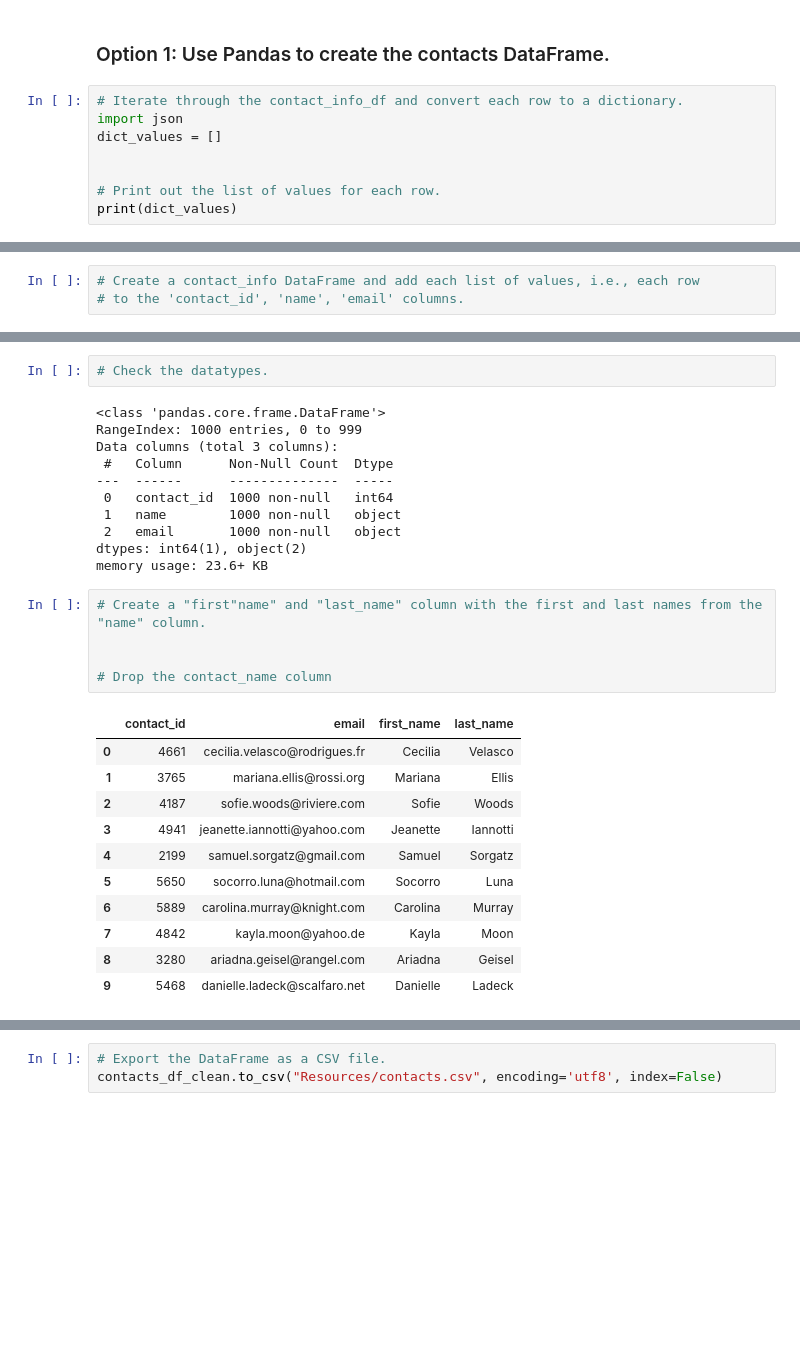
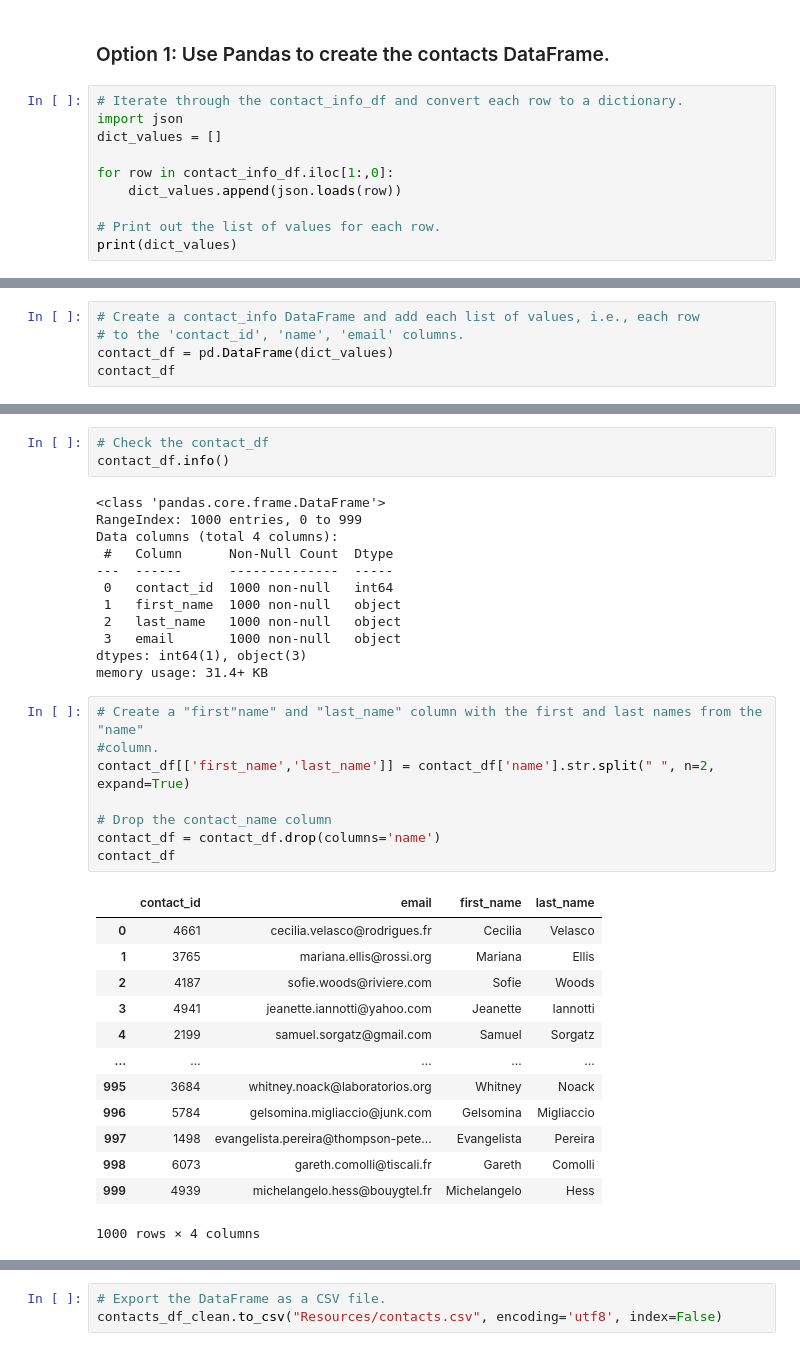
Before and after one commit to corporatemanny/Crowdfunding_ETL, a Jupyter notebook: ETL_Mini_Project_MColdewe_EDiaz.ipynb, the cells around one changed output, grey strips where cells are left out. Saved outputs shown, nothing was run; the diff lists cells and outputs as text; blank space fills up the shorter version.

```diff
--- a/ETL_Mini_Project_MColdewe_EDiaz.ipynb
+++ b/ETL_Mini_Project_MColdewe_EDiaz.ipynb
@@ -315,6 +337,8 @@ Then export the DataFrame as a `contacts.csv` CSV file.
 import json
 dict_values = []
 
+for row in contact_info_df.iloc[1:,0]:
+    dict_values.append(json.loads(row))
 
 # Print out the list of values for each row.
 print(dict_values)
@@ -323,6 +347,8 @@ print(dict_values)
 # %%
 # Create a contact_info DataFrame and add each list of values, i.e., each row
 # to the 'contact_id', 'name', 'email' columns.
+contact_df = pd.DataFrame(dict_values)
+contact_df
 # %% [output]
 |  | contact_id | name | email |
 | 0 | 4661 | Cecilia Velasco | cecilia.velasco@rodrigues.fr |
@@ -333,32 +366,39 @@ print(dict_values)
 # %%
-# Check the datatypes.
+# Check the contact_df
+contact_df.info()
 # %% [output]
 <class 'pandas.core.frame.DataFrame'>
 RangeIndex: 1000 entries, 0 to 999
-Data columns (total 3 columns):
+Data columns (total 4 columns):
  #   Column      Non-Null Count  Dtype
 ---  ------      --------------  -----
  0   contact_id  1000 non-null   int64
- 1   name        1000 non-null   object
- 2   email       1000 non-null   object
-dtypes: int64(1), object(2)
-memory usage: 23.6+ KB
+ 1   first_name  1000 non-null   object
+ 2   last_name   1000 non-null   object
+ 3   email       1000 non-null   object
+dtypes: int64(1), object(3)
+memory usage: 31.4+ KB
 # %%
-# Create a "first"name" and "last_name" column with the first and last names from the "name" column.
-
+# Create a "first"name" and "last_name" column with the first and last names from the "name"
+#column.
+contact_df[['first_name','last_name']] = contact_df['name'].str.split(" ", n=2, expand=True)
 
 # Drop the contact_name column
+contact_df = contact_df.drop(columns='name')
+contact_df
 # %% [output]
 |  | contact_id | email | first_name | last_name |
 | 0 | 4661 | cecilia.velasco@rodrigues.fr | Cecilia | Velasco |
 | 1 | 3765 | mariana.ellis@rossi.org | Mariana | Ellis |
 | 2 | 4187 | sofie.woods@riviere.com | Sofie | Woods |
 | 3 | 4941 | jeanette.iannotti@yahoo.com | Jeanette | Iannotti |
 | 4 | 2199 | samuel.sorgatz@gmail.com | Samuel | Sorgatz |
-| 5 | 5650 | socorro.luna@hotmail.com | Socorro | Luna |
-| 6 | 5889 | carolina.murray@knight.com | Carolina | Murray |
-| 7 | 4842 | kayla.moon@yahoo.de | Kayla | Moon |
-| 8 | 3280 | ariadna.geisel@rangel.com | Ariadna | Geisel |
-| 9 | 5468 | danielle.ladeck@scalfaro.net | Danielle | Ladeck |
+| ... | ... | ... | ... | ... |
+| 995 | 3684 | whitney.noack@laboratorios.org | Whitney | Noack |
+| 996 | 5784 | gelsomina.migliaccio@junk.com | Gelsomina | Migliaccio |
+| 997 | 1498 | evangelista.pereira@thompson-pete... | Evangelista | Pereira |
+| 998 | 6073 | gareth.comolli@tiscali.fr | Gareth | Comolli |
+| 999 | 4939 | michelangelo.hess@bouygtel.fr | Michelangelo | Hess |
+1000 rows × 4 columns
 # %%
 # Reorder the columns
```
Also changed, not shown: parts of 14 cells of this notebook, 2 other files.
